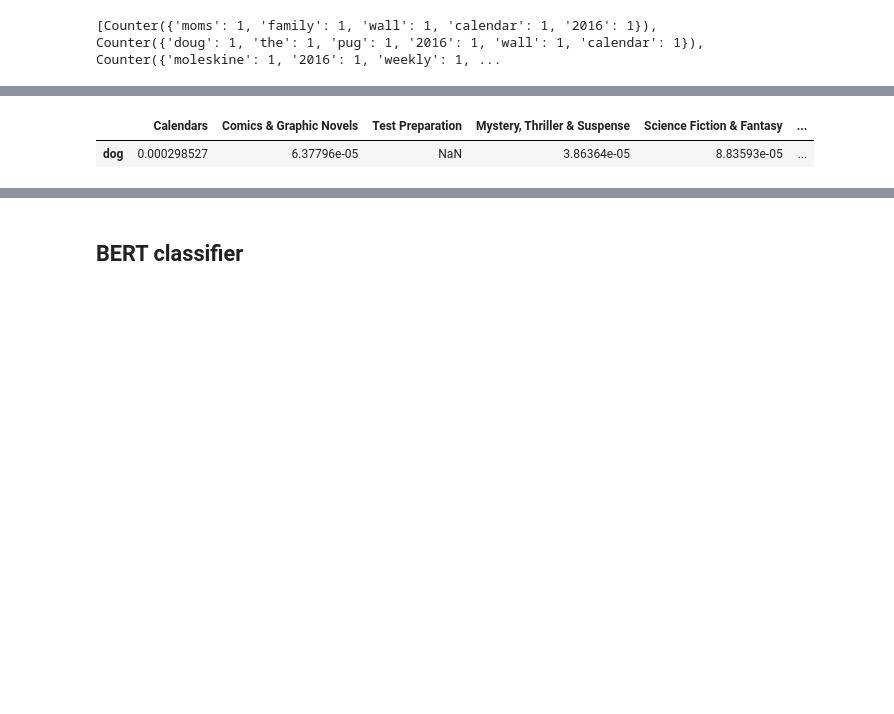
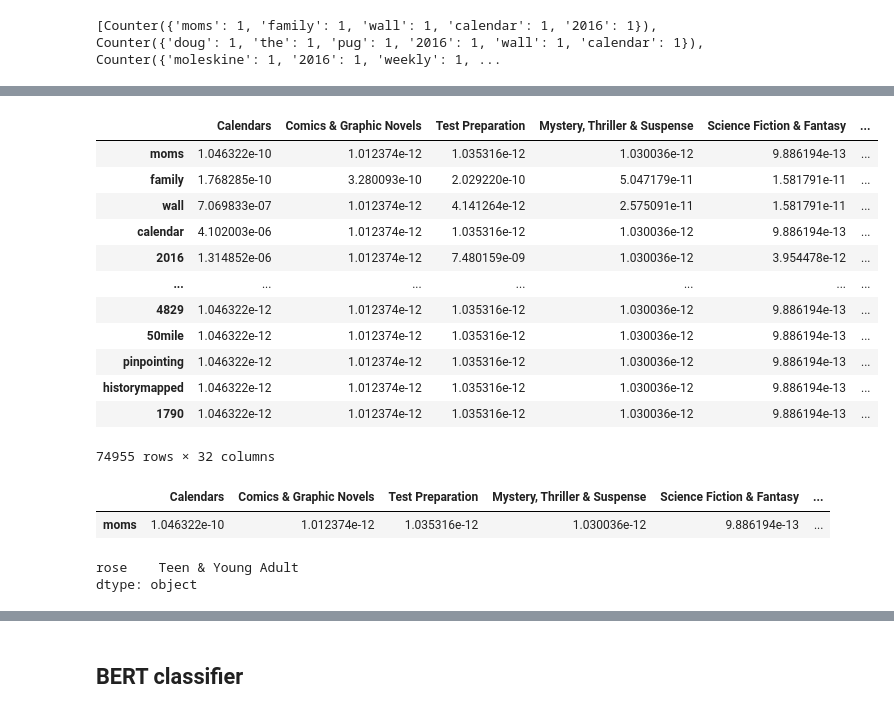
Before and after one commit to feliciahf/NLP-Project, a Jupyter notebook: amazon/colab_FH.ipynb, the cells around one changed output, grey strips where cells are left out. Cells and saved outputs as stored; diff of their text form; code cells hidden in the pictures; blank space fills up the shorter version.

```diff
--- a/amazon/colab_FH.ipynb
+++ b/amazon/colab_FH.ipynb
@@ -492,11 +465,43 @@ likelihood
-# %%
-# check whether value was actually replaced at specified index
-likelihood.loc[["dog"]]
-# %% [output]
-|  | Calendars | Comics & Graphic Novels | Test Preparation | Mystery, Thriller & Suspense | Science Fiction & Fantasy | ... |
-| dog | 0.000298527 | 6.37796e-05 | NaN | 3.86364e-05 | 8.83593e-05 | ... |
 # %%
 # test NB using test data
 
 # predictions on word by word basis using words in titles of test data
 # for each word in test title do: prior * likelihood^2
+
+# this does prior * likelihood!! -> square likelihood
+
+predictors = pd.DataFrame(columns=df1.genre.unique(), index=dict.keys(tok_freq)) # create empty dataframe
+len_gc = -1
+for i in prior:
+  len_gc += 1 # create genre index
+  # multiply values in each column with prior of that genre
+  predictors = likelihood.loc[:, df1.genre.unique().tolist()] ** 2 # square likelihoods
+  predictors = predictors.loc[:, df1.genre.unique().tolist()] * np.array(prior[len_gc][1]) # multiply by priors
+# %%
+predictors
+# %% [output]
+|  | Calendars | Comics & Graphic Novels | Test Preparation | Mystery, Thriller & Suspense | Science Fiction & Fantasy | ... |
+| moms | 1.046322e-10 | 1.012374e-12 | 1.035316e-12 | 1.030036e-12 | 9.886194e-13 | ... |
+| family | 1.768285e-10 | 3.280093e-10 | 2.029220e-10 | 5.047179e-11 | 1.581791e-11 | ... |
+| wall | 7.069833e-07 | 1.012374e-12 | 4.141264e-12 | 2.575091e-11 | 1.581791e-11 | ... |
+| calendar | 4.102003e-06 | 1.012374e-12 | 1.035316e-12 | 1.030036e-12 | 9.886194e-13 | ... |
+| 2016 | 1.314852e-06 | 1.012374e-12 | 7.480159e-09 | 1.030036e-12 | 3.954478e-12 | ... |
+| ... | ... | ... | ... | ... | ... | ... |
+| 4829 | 1.046322e-12 | 1.012374e-12 | 1.035316e-12 | 1.030036e-12 | 9.886194e-13 | ... |
+| 50mile | 1.046322e-12 | 1.012374e-12 | 1.035316e-12 | 1.030036e-12 | 9.886194e-13 | ... |
+| pinpointing | 1.046322e-12 | 1.012374e-12 | 1.035316e-12 | 1.030036e-12 | 9.886194e-13 | ... |
+| historymapped | 1.046322e-12 | 1.012374e-12 | 1.035316e-12 | 1.030036e-12 | 9.886194e-13 | ... |
+| 1790 | 1.046322e-12 | 1.012374e-12 | 1.035316e-12 | 1.030036e-12 | 9.886194e-13 | ... |
+74955 rows × 32 columns
+# %%
+predictors.loc[["moms"]]
+# %% [output]
+|  | Calendars | Comics & Graphic Novels | Test Preparation | Mystery, Thriller & Suspense | Science Fiction & Fantasy | ... |
+| moms | 1.046322e-10 | 1.012374e-12 | 1.035316e-12 | 1.030036e-12 | 9.886194e-13 | ... |
+# %%
+# output genre that has highest prediction value for input word
+maxValueIndexObj = predictors.idxmax(axis=1)
+print(maxValueIndexObj[["rose"]])
+# %% [output]
+rose    Teen & Young Adult
+dtype: object
```
Also changed, not shown: parts of 16 cells of this notebook.
